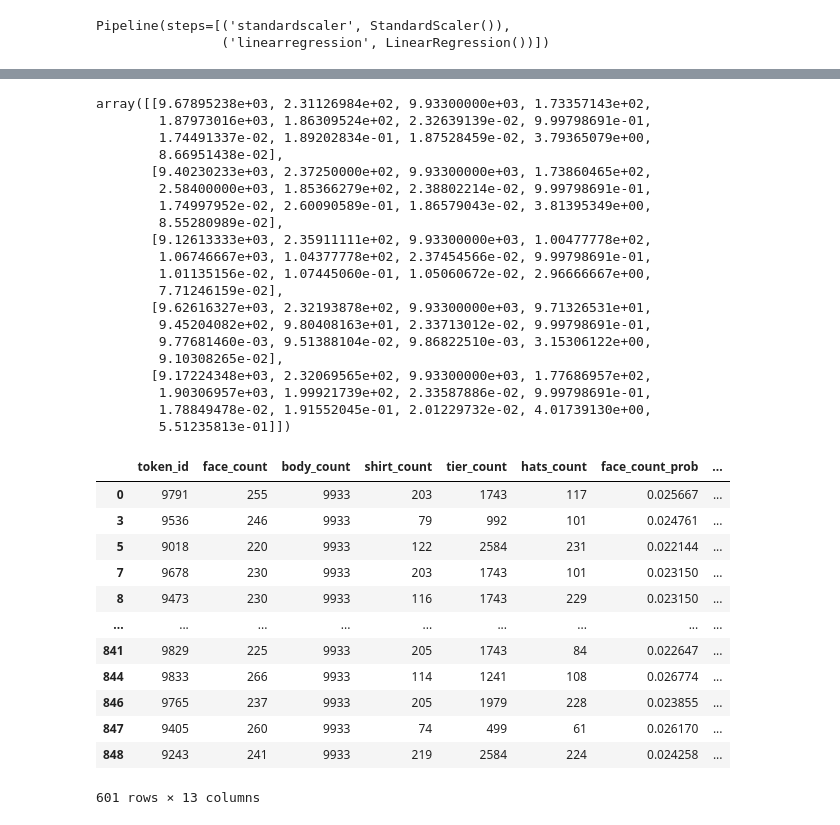
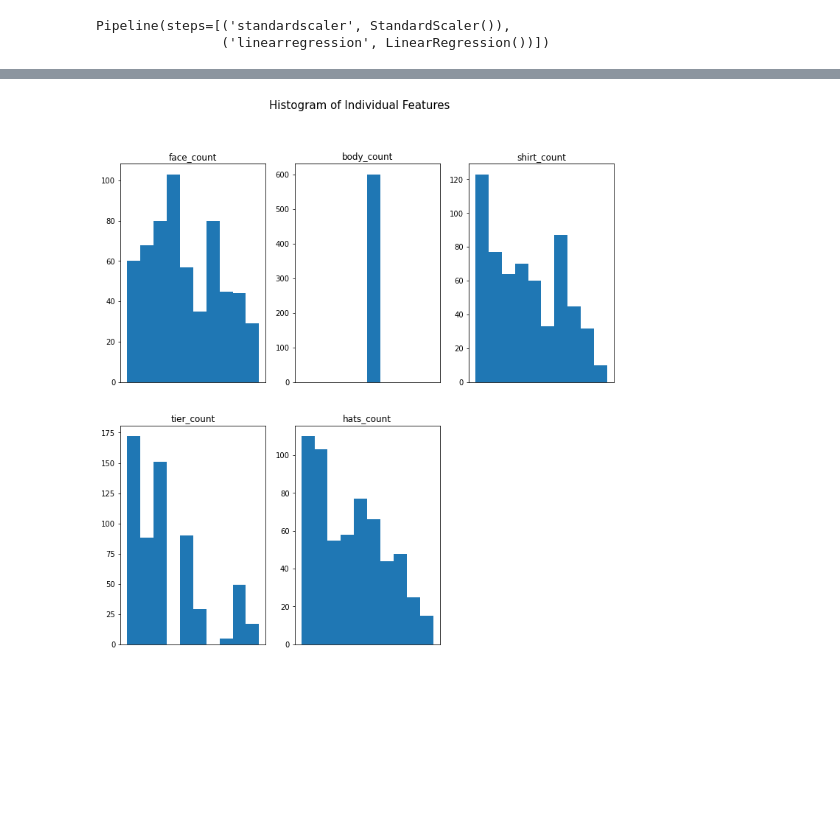
Before and after one commit to rgoding2004/W207-Project, a Jupyter notebook: NFT.ipynb, the cells around one changed output, grey strips where cells are left out. Saved outputs shown, nothing was run; the diff lists cells and outputs as text; code cells hidden in the pictures; blank space fills up the shorter version.

Commit message:
adding cluster analysis

```diff
--- a/NFT.ipynb
+++ b/NFT.ipynb
@@ -755,8 +755,8 @@ R2 score: -2.52
 # %%
 #Test Kmeans with different cluster sizes
-clusters = [1,3,5,7,9,20]
+clusters = [1,3,5,7,9]
 for cluster in clusters:
-    kMeansRegressor = KMeans(n_clusters = 5)
+    kMeansRegressor = KMeans(n_clusters = cluster)
     kMeansRegressor.fit(X_train, Y_train)
     Y_test_predictions = kMeansRegressor.predict(X_test)
     print('Result for KMeans with ' + str(cluster) + ' clusters')
@@ -783,39 +780,16 @@ R2 score: -15.42
-# %%
-kMeansRegressor.cluster_centers_
-# %% [output]
-array([[9.67895238e+03, 2.31126984e+02, 9.93300000e+03, 1.73357143e+02,
-        1.87973016e+03, 1.86309524e+02, 2.32639139e-02, 9.99798691e-01,
-        1.74491337e-02, 1.89202834e-01, 1.87528459e-02, 3.79365079e+00,
-        8.66951438e-02],
-       [9.40230233e+03, 2.37250000e+02, 9.93300000e+03, 1.73860465e+02,
-        2.58400000e+03, 1.85366279e+02, 2.38802214e-02, 9.99798691e-01,
-        1.74997952e-02, 2.60090589e-01, 1.86579043e-02, 3.81395349e+00,
-        8.55280989e-02],
-       [9.12613333e+03, 2.35911111e+02, 9.93300000e+03, 1.00477778e+02,
-        1.06746667e+03, 1.04377778e+02, 2.37454566e-02, 9.99798691e-01,
-        1.01135156e-02, 1.07445060e-01, 1.05060672e-02, 2.96666667e+00,
-        7.71246159e-02],
-       [9.62616327e+03, 2.32193878e+02, 9.93300000e+03, 9.71326531e+01,
-        9.45204082e+02, 9.80408163e+01, 2.33713012e-02, 9.99798691e-01,
-        9.77681460e-03, 9.51388104e-02, 9.86822510e-03, 3.15306122e+00,
-        9.10308265e-02],
-       [9.17224348e+03, 2.32069565e+02, 9.93300000e+03, 1.77686957e+02,
-        1.90306957e+03, 1.99921739e+02, 2.33587886e-02, 9.99798691e-01,
-        1.78849478e-02, 1.91552045e-01, 2.01229732e-02, 4.01739130e+00,
-        5.51235813e-01]])
-# %%
-X_train
-# %% [output]
-|  | token_id | face_count | body_count | shirt_count | tier_count | hats_count | face_count_prob | ... |
-| 0 | 9791 | 255 | 9933 | 203 | 1743 | 117 | 0.025667 | ... |
-| 3 | 9536 | 246 | 9933 | 79 | 992 | 101 | 0.024761 | ... |
-| 5 | 9018 | 220 | 9933 | 122 | 2584 | 231 | 0.022144 | ... |
-| 7 | 9678 | 230 | 9933 | 203 | 1743 | 101 | 0.023150 | ... |
-| 8 | 9473 | 230 | 9933 | 116 | 1743 | 229 | 0.023150 | ... |
-| ... | ... | ... | ... | ... | ... | ... | ... | ... |
-| 841 | 9829 | 225 | 9933 | 205 | 1743 | 84 | 0.022647 | ... |
-| 844 | 9833 | 266 | 9933 | 114 | 1241 | 108 | 0.026774 | ... |
-| 846 | 9765 | 237 | 9933 | 205 | 1979 | 228 | 0.023855 | ... |
-| 847 | 9405 | 260 | 9933 | 74 | 499 | 61 | 0.026170 | ... |
-| 848 | 9243 | 241 | 9933 | 219 | 2584 | 224 | 0.024258 | ... |
-601 rows × 13 columns
+# %%
+#plot features to determine if any clustering is occuring
+plt.figure(figsize = (12, 12))
+plt.suptitle('Histogram of Individual Features', fontsize = 15)
+
+for i in range(0,5):
+    plt.subplot(2,3, i+1)
+    plt.hist(X_train.iloc[:,i+1])
+    colname = X_train.columns[i+1]
+    plt.subplot(2,3,i+1).set_title(colname)
+    plt.xticks([])
+
+
+plt.show()
+# %% [output]
+[figure, added]
```
Also changed, not shown: parts of 32 cells of this notebook.
